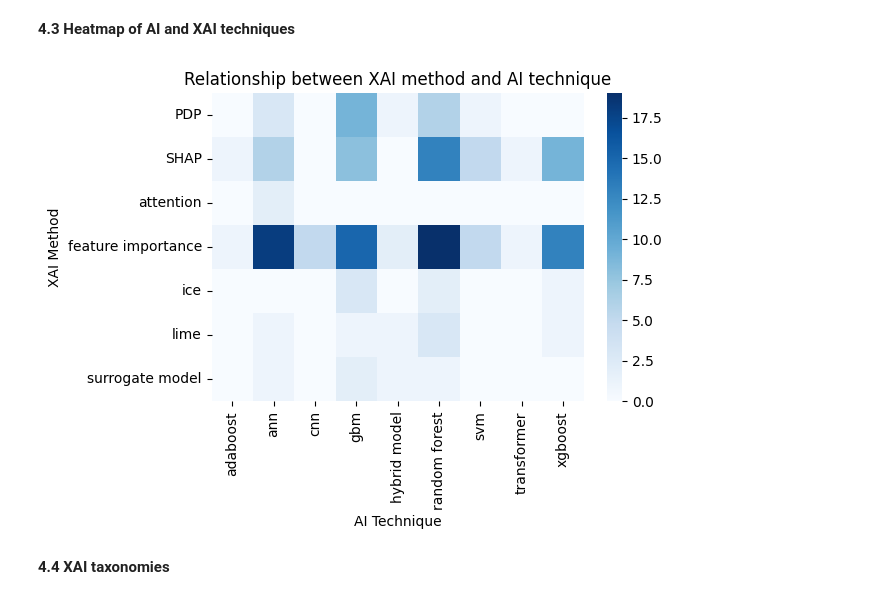
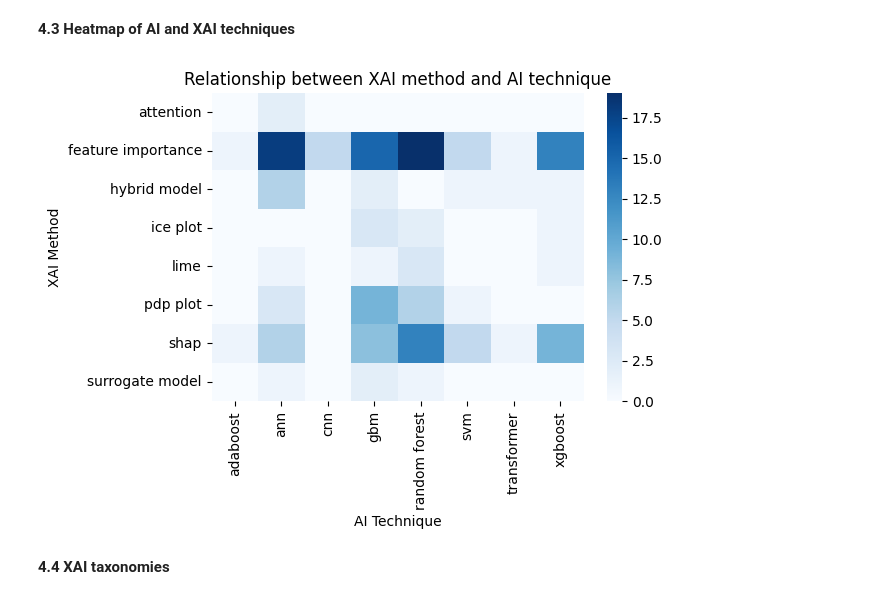
Before and after one commit to bart-custers/research_paper_AI_insurance, a Jupyter notebook: notebooks/Research_paper_XAI_insurance.ipynb, the cells around one changed output. Cells and saved outputs as stored; diff of their text form; code cells hidden in the pictures.

```diff
--- a/notebooks/Research_paper_XAI_insurance.ipynb
+++ b/notebooks/Research_paper_XAI_insurance.ipynb
@@ -233,7 +233,7 @@ word_dict = pd.melt(df, id_vars=['title'], var_name='Interest_word', value_name=
 word_dict['Design'] = word_dict['Interest_word'].apply(
     lambda x: 'Post-hoc explainability' if x in [
         'random forest', 'xgboost','adaboost','gbm', 'ann', 'cnn', 'svm',
-        'genetic algorithm', 'reinforcement learning', 'transformer', 'hybrid model'
+        'genetic algorithm', 'reinforcement learning', 'transformer',
     ] else ('XAI_technique' if x in [
         'lime', 'shap', 'partial dependence plots','attention',
         'feature importance', 'surrogate model', 'variable importance', 'ice', 'hybrid model'
@@ -248,38 +248,39 @@ filtered_df = df[['title'] + AI_techniques + XAI_techniques]
 # Reshape the df
 melted_df = pd.melt(filtered_df, id_vars=['title'], var_name='Technique', value_name='Count')
 melted_df = melted_df[melted_df['Count'] > 0]
 
 # Separate AI and XAI techniques
 melted_df['Category'] = melted_df['Technique'].apply(lambda x: 'AI' if x in AI_techniques else 'XAI')
 
 # Create AI-XAI combinations
 ai_xai_combinations = melted_df.pivot_table(index='title', columns='Category', values='Technique', aggfunc=lambda x: list(x)).dropna()
 
 # Explode to create all combinations of AI and XAI techniques for each title
 ai_xai_combinations = ai_xai_combinations.explode('AI').explode('XAI').dropna().reset_index()
 
 # Map similar XAI techniques
 xai_mapping = {
-    'shapley': 'SHAP',
-    'shap': 'SHAP',
-    'partial dependence plots': 'PDP',
-    'pdp': 'PDP',
+    'shapley': 'shap',
+    'shap': 'shap',
+    'partial dependence plots': 'pdp plot',
+    'pdp': 'pdp plot',
+    'ice': 'ice plot',
     'variable importance':'feature importance'
 }
 ai_xai_combinations['XAI'] = ai_xai_combinations['XAI'].replace(xai_mapping)
 
 # Counts
 heatmap_data = ai_xai_combinations.groupby(['XAI', 'AI']).size().unstack(fill_value=0)
 
 # Plot the heatmap
 plt.figure(figsize=(6, 4))
 sns.heatmap(heatmap_data, annot=False, cmap='Blues', cbar=True, fmt='d')
 plt.title('Relationship between XAI method and AI technique')
 plt.xlabel('AI Technique')
 plt.ylabel('XAI Method')
 plt.show()
 # %% [output]
-[figure, old version]
+[figure, new version]
 # %% [markdown]
 **4.4 XAI taxonomies**
 # %%
```
Also changed, not shown: parts of 9 cells of this notebook.
